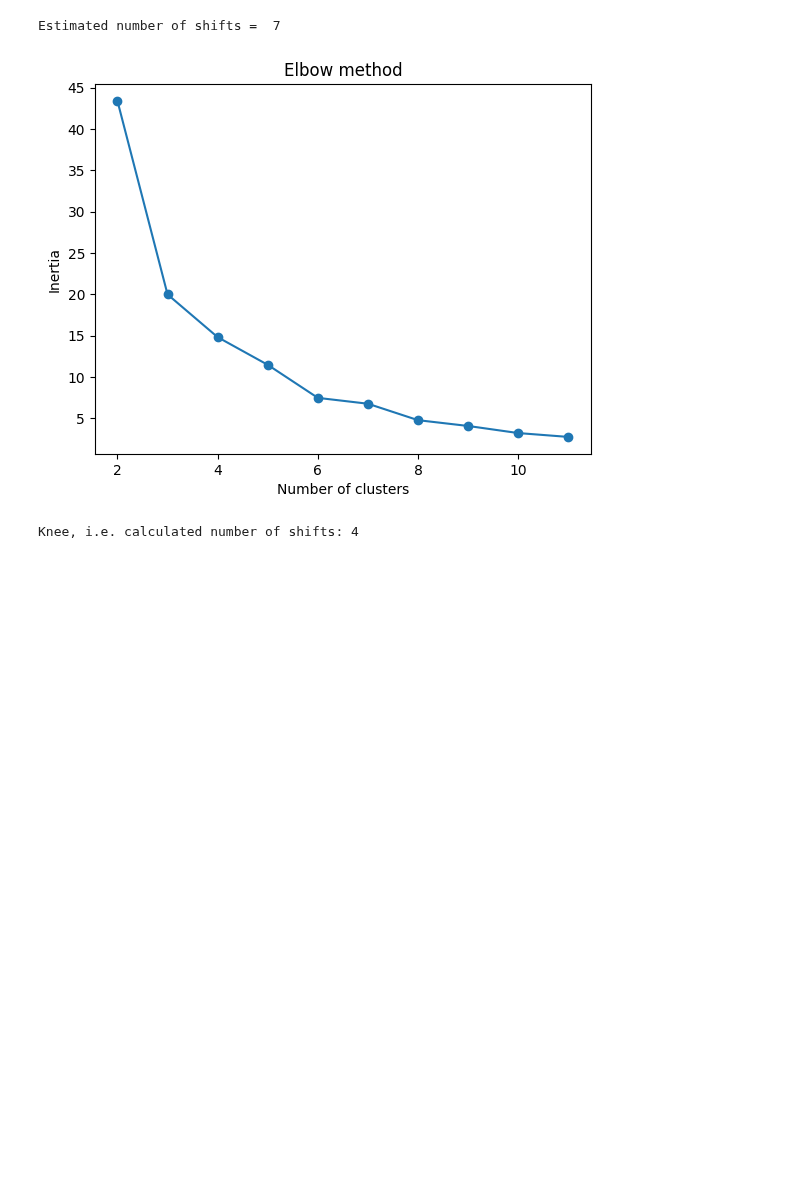
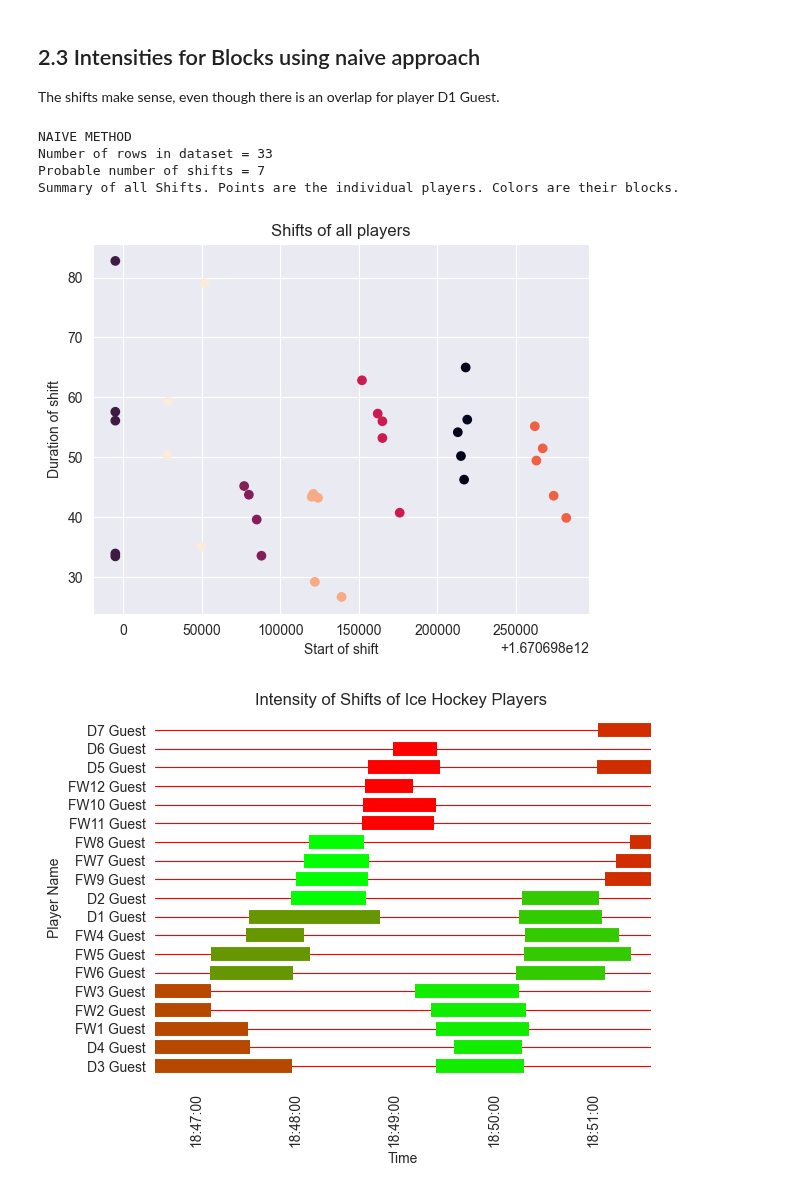
Before and after one commit to arnoldram/dataunionsihf, a Jupyter notebook: playground_joel.ipynb, the cells around one changed output. Cells and saved outputs as stored; diff of their text form; code cells hidden in the pictures; blank space fills up the shorter version.

```diff
--- a/playground_joel.ipynb
+++ b/playground_joel.ipynb
@@ -102,8 +95,8 @@ plot_shifts_with_intensity(df, 5)
 # %%
-df_no_keepers = df[~df["Name"].str.contains("Goalkeeper")]
-df_no_keepers = df_no_keepers[df_no_keepers["timestamp"] < df_no_keepers["timestamp"].min() + datetime.timedelta(minutes=5)]
-df_no_keepers = df_no_keepers[df_no_keepers["Name"].str.contains("Guest")]
+block_config = {
+    "naive_number_of_shifts" : False,
+    "verbose": True
+}
 
-plt.scatter(df_no_keepers["Timestamp (ms)"], df_no_keepers["Duration (s)"])
-plt.show()
+utils.plot_shifts_with_intensity_individual(df_no_keepers, block_config=block_config)
 # %% [output]
@@ -111,35 +126,18 @@ plt.show()
+# %% [markdown]
+## 2.3 Intensities for Blocks using naive approach
+
+The shifts make sense, even though there is an overlap for player D1 Guest.
 # %%
-from sklearn.cluster import KMeans
-from sklearn.preprocessing import StandardScaler
-from kneed import KneeLocator
+block_config = {
+    "naive_number_of_shifts" : True,
+    "verbose": True
+}
 
-nof_players_per_shift = 5
-nof_shifts = int(df_no_keepers.shape[0] / nof_players_per_shift) + 1
-
-print("Estimated number of shifts = ", nof_shifts)
-
-
-data = list(zip(df_no_keepers["Timestamp (ms)"], df_no_keepers["Duration (s)"]))
-scaler = StandardScaler()
-scaled_data = scaler.fit_transform(data)
-
-inertias = []
-
-for i in range(nof_shifts - 5, nof_shifts + 5):
-    kmeans = KMeans(n_clusters=i)
-    kmeans.fit(scaled_data)
-    inertias.append(kmeans.inertia_)
-
-
-plt.plot(range(nof_shifts - 5, nof_shifts + 5), inertias, marker='o')
-plt.title('Elbow method')
-plt.xlabel('Number of clusters')
-plt.ylabel('Inertia')
-plt.show()
-
-k1 = KneeLocator(range(nof_shifts - 5, nof_shifts + 5), inertias, curve="convex", direction="decreasing")
-print("Knee, i.e. calculated number of shifts:", k1.knee)
+utils.plot_shifts_with_intensity_individual(df_no_keepers, block_config=block_config)
 # %% [output]
-Estimated number of shifts =  7
+NAIVE METHOD
+Number of rows in dataset = 33
+Probable number of shifts = 7
+Summary of all Shifts. Points are the individual players. Colors are their blocks.
-[figure, old version]
+[figure, new version]
-Knee, i.e. calculated number of shifts: 4
+[figure, added]
```
Also changed, not shown: parts of 15 cells of this notebook, 1 other file.
